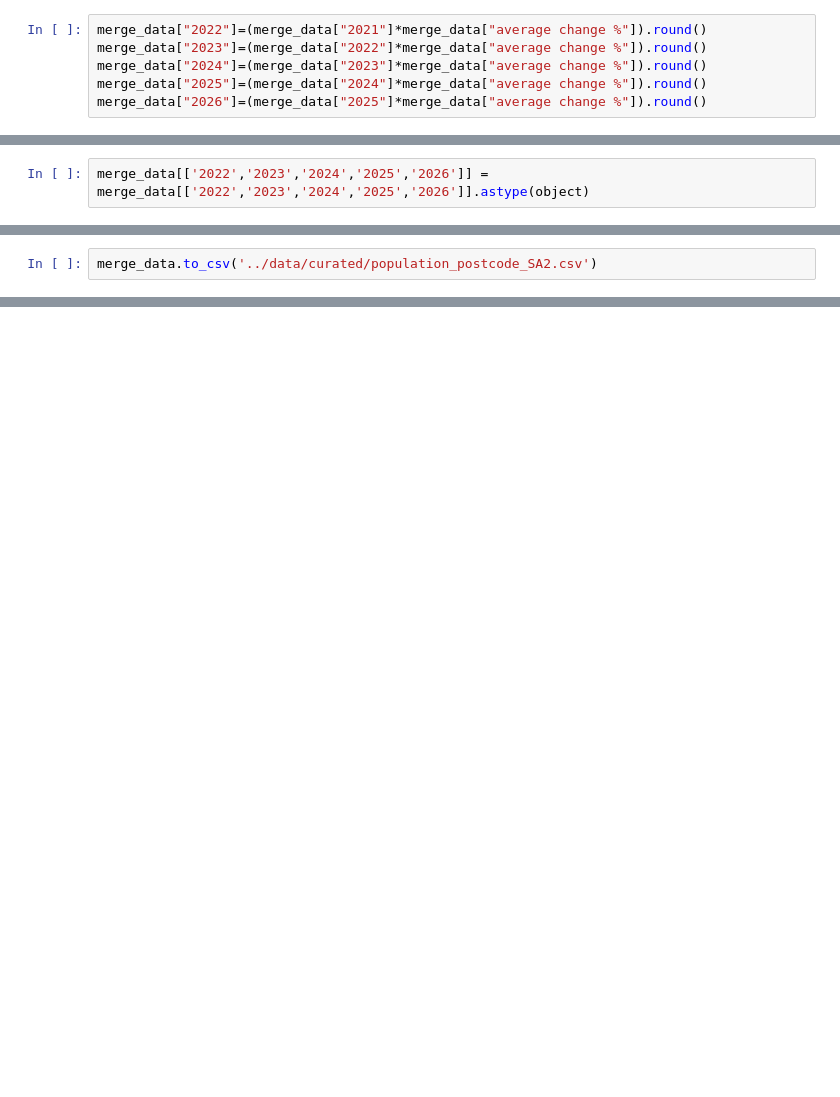
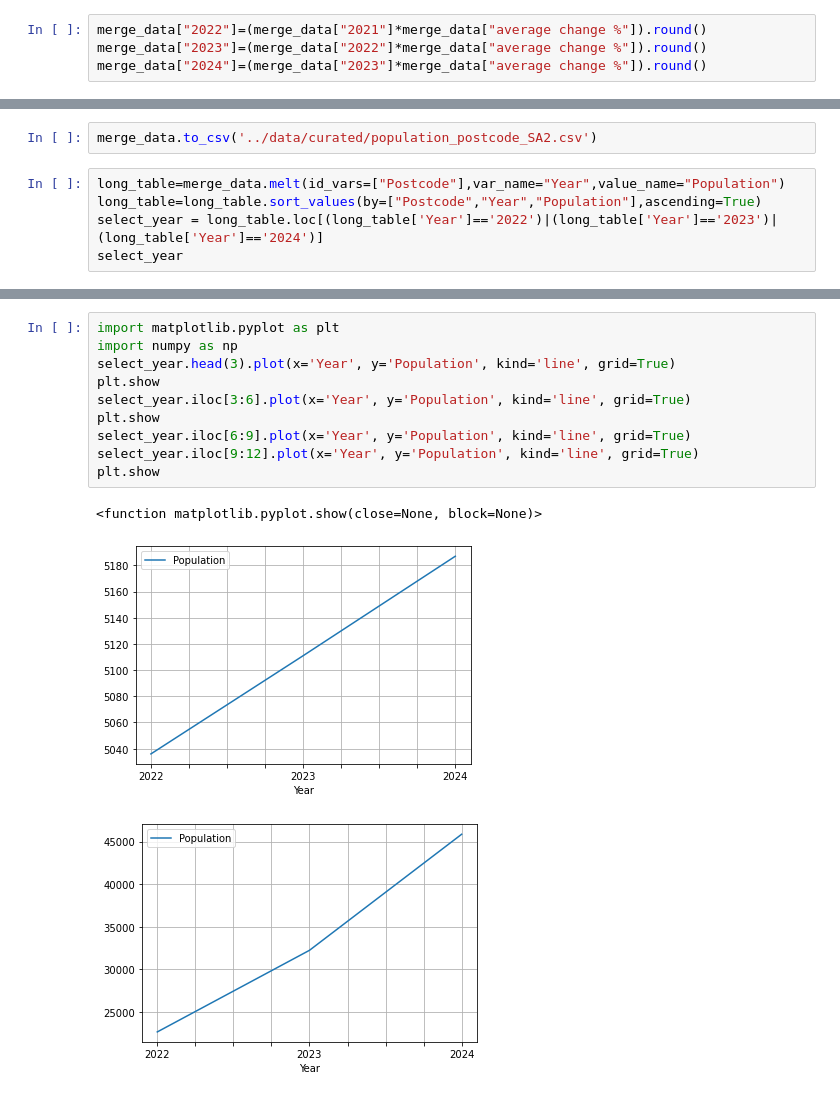
Before and after one commit to MAST30034-Applied-Data-Science/generic-real-estate-consulting-project-group-55, a Jupyter notebook: notebooks/population forecast.ipynb, the cells around one changed output, grey strips where cells are left out. Cells and saved outputs as stored; diff of their text form; blank space fills up the shorter version.

```diff
--- a/notebooks/population forecast.ipynb
+++ b/notebooks/population forecast.ipynb
@@ -39,8 +39,6 @@ merge_data['average change %'] = (merge_data['2002']/merge_data['2001']+merge_da
 merge_data["2022"]=(merge_data["2021"]*merge_data["average change %"]).round()
 merge_data["2023"]=(merge_data["2022"]*merge_data["average change %"]).round()
 merge_data["2024"]=(merge_data["2023"]*merge_data["average change %"]).round()
-merge_data["2025"]=(merge_data["2024"]*merge_data["average change %"]).round()
-merge_data["2026"]=(merge_data["2025"]*merge_data["average change %"]).round()
 # %%
 merge_data
 # %% [output]
@@ -60,2 +57,0 @@ merge_data
-# %%
-merge_data[['2022','2023','2024','2025','2026']] = merge_data[['2022','2023','2024','2025','2026']].astype(object)
@@ -78,2 +58,7 @@ merge_data
 # %%
 merge_data.to_csv('../data/curated/population_postcode_SA2.csv')
+# %%
+long_table=merge_data.melt(id_vars=["Postcode"],var_name="Year",value_name="Population")
+long_table=long_table.sort_values(by=["Postcode","Year","Population"],ascending=True)
+select_year = long_table.loc[(long_table['Year']=='2022')|(long_table['Year']=='2023')|(long_table['Year']=='2024')]
+select_year
@@ -79,0 +114,14 @@ merge_data.to_csv('../data/curated/population_postcode_SA2.csv')
+# %%
+import matplotlib.pyplot as plt
+import numpy as np
+select_year.head(3).plot(x='Year', y='Population', kind='line', grid=True)
+plt.show
+select_year.iloc[3:6].plot(x='Year', y='Population', kind='line', grid=True)
+plt.show
+select_year.iloc[6:9].plot(x='Year', y='Population', kind='line', grid=True)
+select_year.iloc[9:12].plot(x='Year', y='Population', kind='line', grid=True)
+plt.show
+# %% [output]
+<function matplotlib.pyplot.show(close=None, block=None)>
+[figure, added]
+[figure, added]
```
Also changed, not shown: parts of 11 cells of this notebook.
